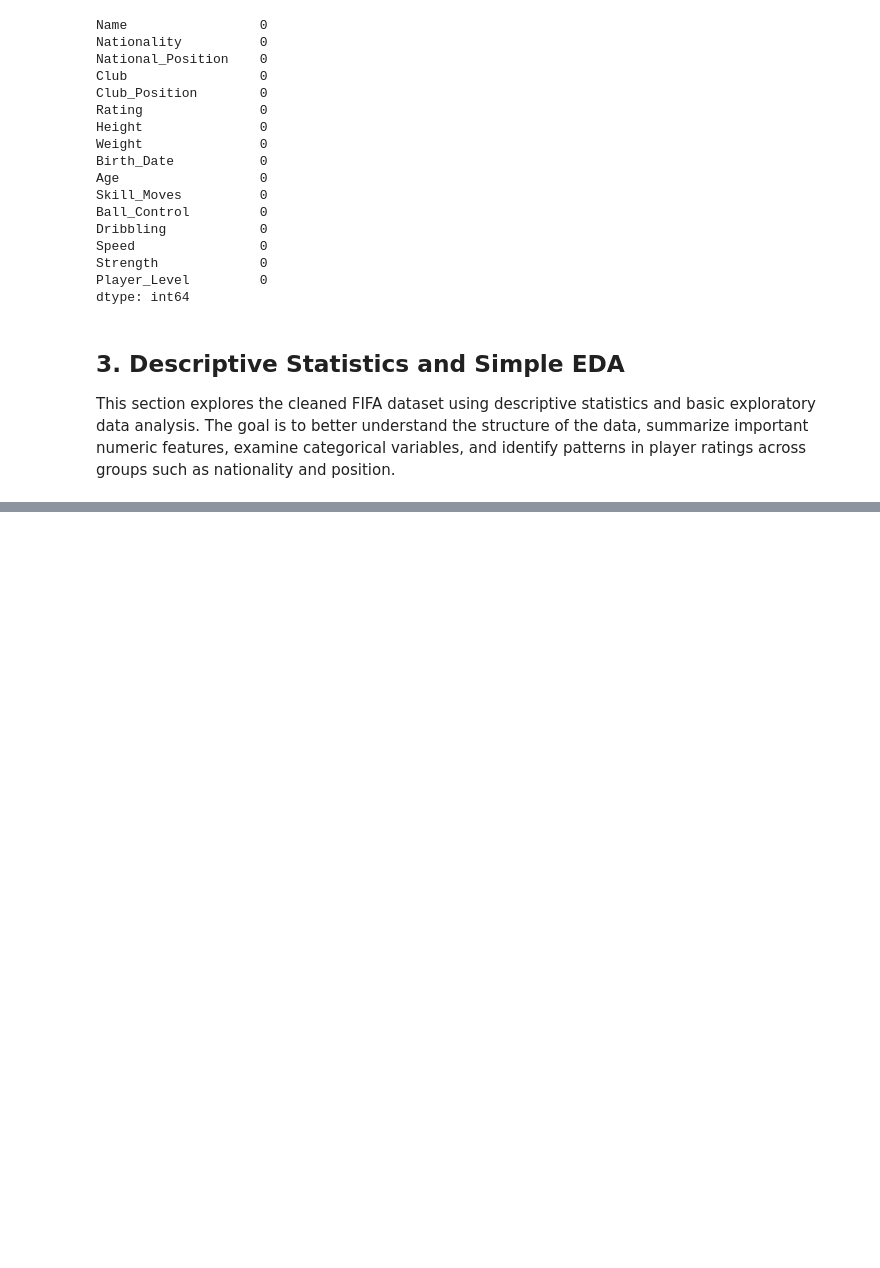
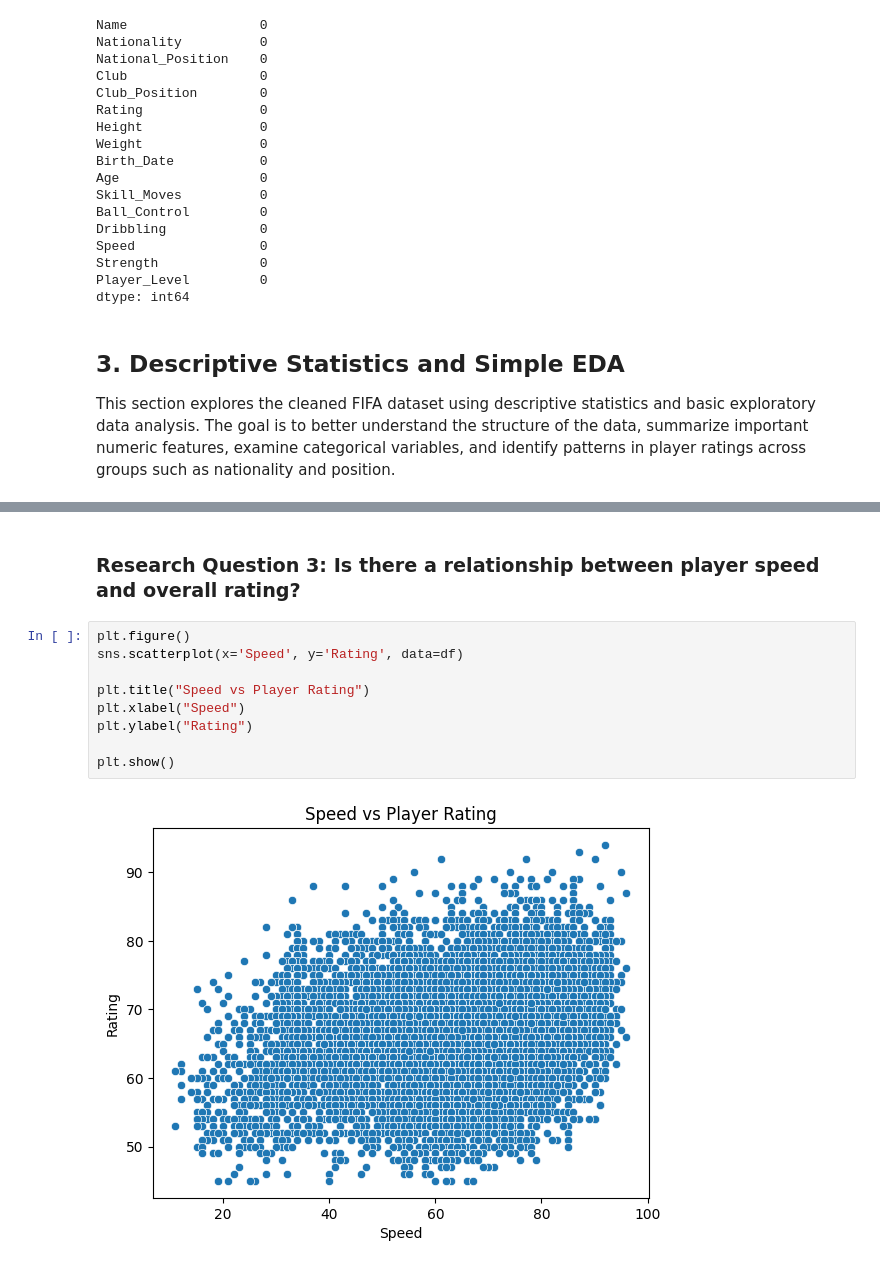
Before and after one commit to AbigailUhl/Group-24-Python-Projects, a Jupyter notebook: analysis.ipynb, the cells around one changed output, grey strips where cells are left out. Drawn from its saved outputs; the diff is of its cells as text; blank space fills up the shorter version.

```diff
--- a/analysis.ipynb
+++ b/analysis.ipynb
@@ -544,0 +400,13 @@ pivot_rating_position.sort_values(by='Rating', ascending=False)
+# %% [markdown]
+### Research Question 3: Is there a relationship between player speed and overall rating?
+# %%
+plt.figure()
+sns.scatterplot(x='Speed', y='Rating', data=df)
+
+plt.title("Speed vs Player Rating")
+plt.xlabel("Speed")
+plt.ylabel("Rating")
+
+plt.show()
+# %% [output]
+[figure, added]
```
Also changed, not shown: parts of 16 cells of this notebook, 3 other files.
